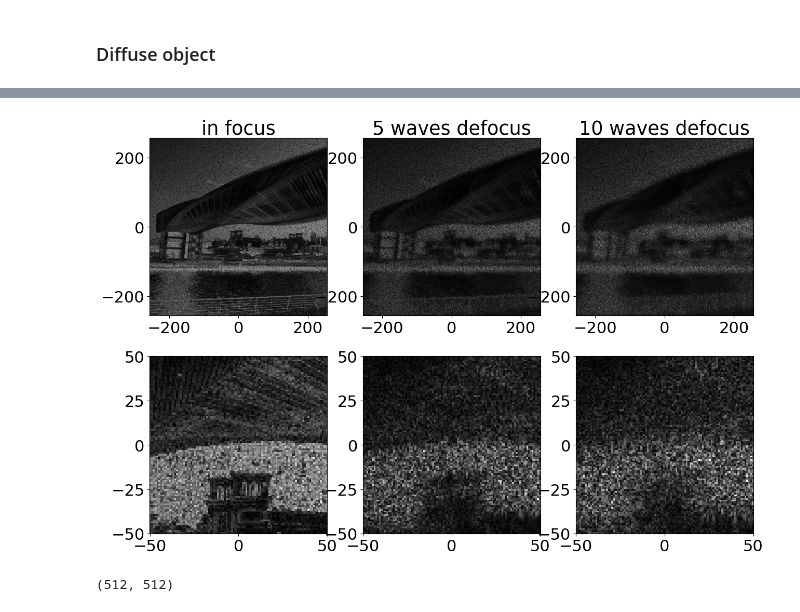
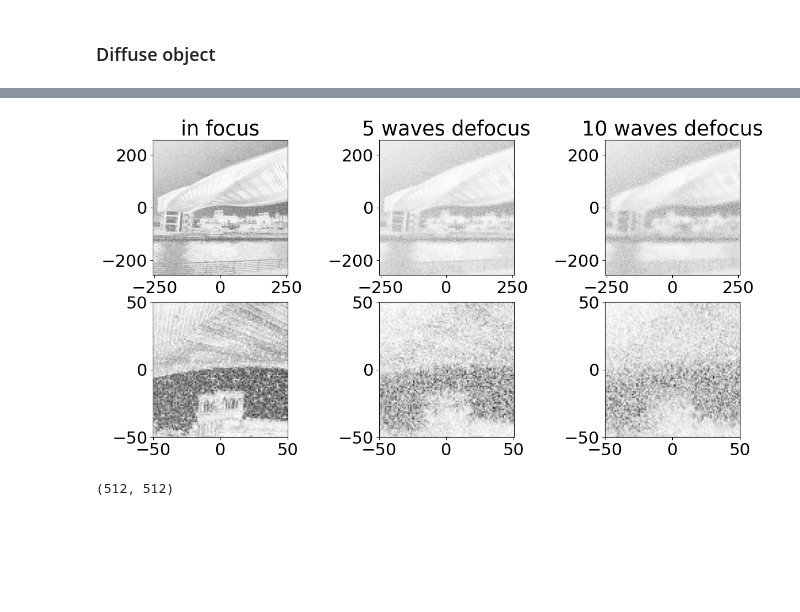
Before and after one commit to arizonaCameraLab/computationalImaging, a Jupyter notebook: Chapter6CoherentSystems/CoherentDefocus.ipynb, the cells around one changed output, grey strips where cells are left out. Saved outputs shown, nothing was run; the diff lists cells and outputs as text; code cells hidden in the pictures; blank space fills up the shorter version.

```diff
--- a/Chapter6CoherentSystems/CoherentDefocus.ipynb
+++ b/Chapter6CoherentSystems/CoherentDefocus.ipynb
@@ -330,40 +330,40 @@ X=256
 N=512
 side = np.linspace(-X, X, N)
 dx=side[2]-side[1]
 u = np.arange(-np.int16(N),np.int16(N))/(2*N*dx)
 x, y = np.meshgrid(side, side)
 U, V= np.meshgrid(u,u)
 Z = pop*np.exp(2*1j*np.pi*np.random.random(size=(N,N)))
 # in focus wave
 w20=0
 zz=np.zeros((1024,1024)).astype('complex128')
 zz[256:768,256:768]=Z
 zzft=np.fft.fftshift(np.fft.fft2(zz))
 zzftFiltered=zzft*pupil(np.sqrt(U**2+V**2))*np.exp(2*np.pi*1j*w20*(U**2+V**2))
 zzFiltered=np.abs(np.fft.ifft2(np.fft.ifftshift(zzftFiltered)))[256:768,256:768]
-ax1.imshow(zzFiltered, cmap='gray', extent=[-X,X,-X,X], aspect='equal')
-ax4.imshow(zzFiltered[200:300,200:300], cmap='gray', extent=[-50*dx,50*dx,-50*dx,50*dx], aspect='equal')
+ax1.imshow(zzFiltered, cmap='binary', extent=[-X,X,-X,X], aspect='equal')
+ax4.imshow(zzFiltered[200:300,200:300], cmap='binary', extent=[-50*dx,50*dx,-50*dx,50*dx], aspect='equal')
 ax1.set_title('in focus')
 # 5 waves
 w20=5
 zzftFiltered=zzft*pupil(np.sqrt(U**2+V**2))*np.exp(2*np.pi*1j*w20*(U**2+V**2))
 zzFiltered=np.abs(np.fft.ifft2(np.fft.ifftshift(zzftFiltered)))[256:768,256:768]
-ax2.imshow(zzFiltered, cmap='gray', extent=[-X,X,-X,X], aspect='equal')
-ax5.imshow(zzFiltered[200:300,200:300], cmap='gray', extent=[-50*dx,50*dx,-50*dx,50*dx], aspect='equal')
+ax2.imshow(zzFiltered, cmap='binary', extent=[-X,X,-X,X], aspect='equal')
+ax5.imshow(zzFiltered[200:300,200:300], cmap='binary', extent=[-50*dx,50*dx,-50*dx,50*dx], aspect='equal')
 ax2.set_title('5 waves defocus')
 # ten waves
 w20=10
 zzftFiltered=zzft*pupil(np.sqrt(U**2+V**2))*np.exp(2*np.pi*1j*w20*(U**2+V**2))
 zzFiltered=np.abs(np.fft.ifft2(np.fft.ifftshift(zzftFiltered)))[256:768,256:768]
-ax3.imshow(zzFiltered, cmap='gray', extent=[-X,X,-X,X], aspect='equal')
-ax6.imshow(zzFiltered[200:300,200:300], cmap='gray', extent=[-50*dx,50*dx,-50*dx,50*dx], aspect='equal')
+ax3.imshow(zzFiltered, cmap='binary', extent=[-X,X,-X,X], aspect='equal')
+ax6.imshow(zzFiltered[200:300,200:300], cmap='binary', extent=[-50*dx,50*dx,-50*dx,50*dx], aspect='equal')
 ax3.set_title('10 waves defocus')
 plt.savefig('defocusSpeckle.pdf')
 files.download('defocusSpeckle.pdf')
 # %% [output]
 [interactive output not drawn]
 [interactive output not drawn]
-[figure, old version]
+[figure, new version]
 # %%
 zzFiltered.shape
 # %% [output]
```
Also changed, not shown: parts of 4 cells of this notebook.
